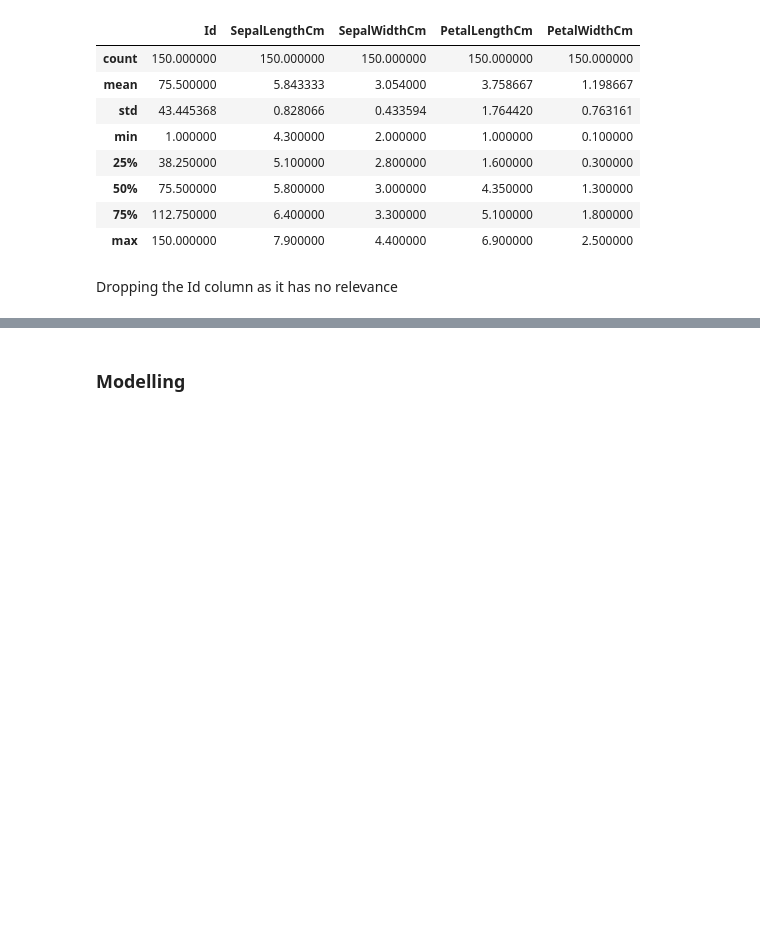
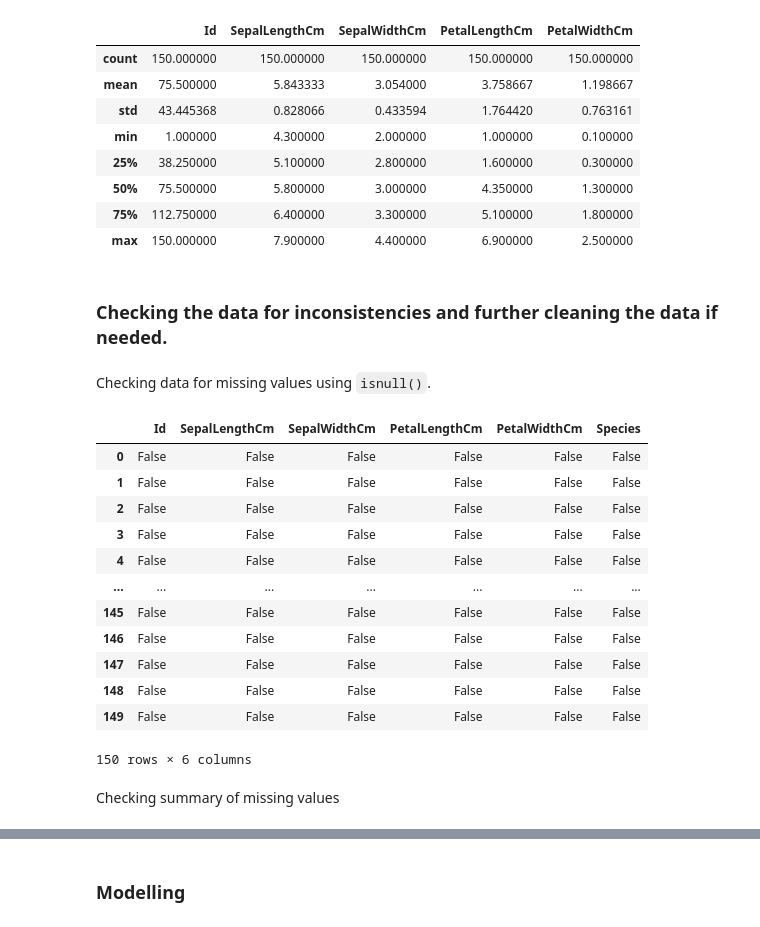
Before and after one commit to mayursrt/k-means-on-iris-dataset, a Jupyter notebook: Prediction using Unsupervised ML.ipynb, the cells around one changed output, grey strips where cells are left out. Saved outputs shown, nothing was run; the diff lists cells and outputs as text; code cells hidden in the pictures; blank space fills up the shorter version.

```diff
--- a/Prediction using Unsupervised ML.ipynb
+++ b/Prediction using Unsupervised ML.ipynb
@@ -148,5 +148,25 @@ data.describe()
 | 50% | 75.500000 | 5.800000 | 3.000000 | 4.350000 | 1.300000 |
 | 75% | 112.750000 | 6.400000 | 3.300000 | 5.100000 | 1.800000 |
 | max | 150.000000 | 7.900000 | 4.400000 | 6.900000 | 2.500000 |
-# %% [markdown]
-Dropping the Id column as it has no relevance
+# %% [markdown]
+### Checking the data for inconsistencies and further cleaning the data if needed.
+# %% [markdown]
+Checking data for missing values using `isnull()`.
+# %%
+data.isnull()
+# %% [output]
+|  | Id | SepalLengthCm | SepalWidthCm | PetalLengthCm | PetalWidthCm | Species |
+| 0 | False | False | False | False | False | False |
+| 1 | False | False | False | False | False | False |
+| 2 | False | False | False | False | False | False |
+| 3 | False | False | False | False | False | False |
+| 4 | False | False | False | False | False | False |
+| ... | ... | ... | ... | ... | ... | ... |
+| 145 | False | False | False | False | False | False |
+| 146 | False | False | False | False | False | False |
+| 147 | False | False | False | False | False | False |
+| 148 | False | False | False | False | False | False |
+| 149 | False | False | False | False | False | False |
+150 rows × 6 columns
+# %% [markdown]
+Checking summary of missing values
```
Also changed, not shown: parts of 10 cells of this notebook.
